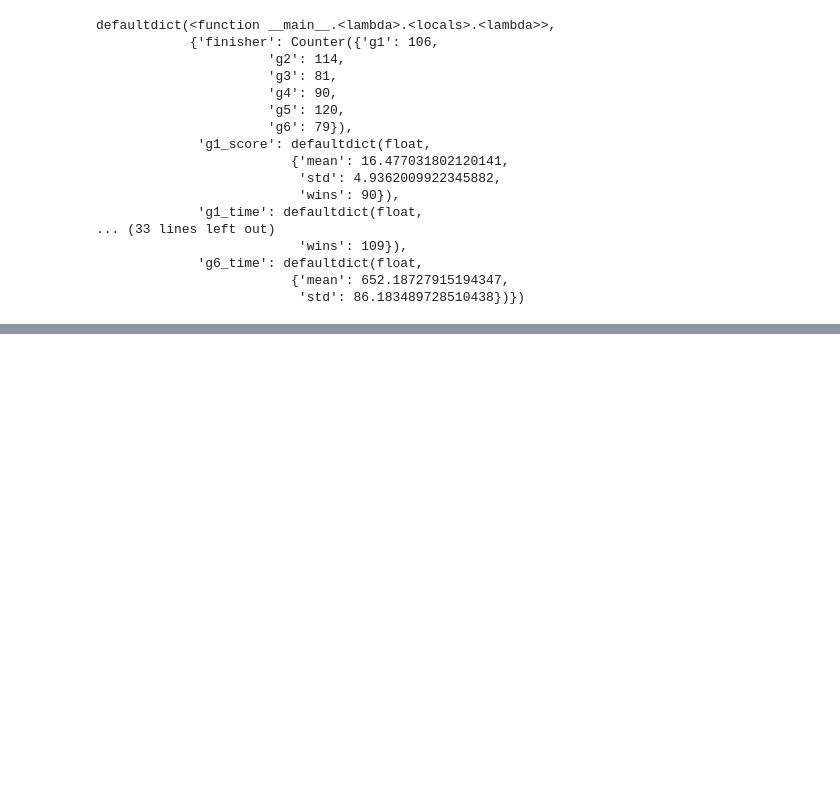
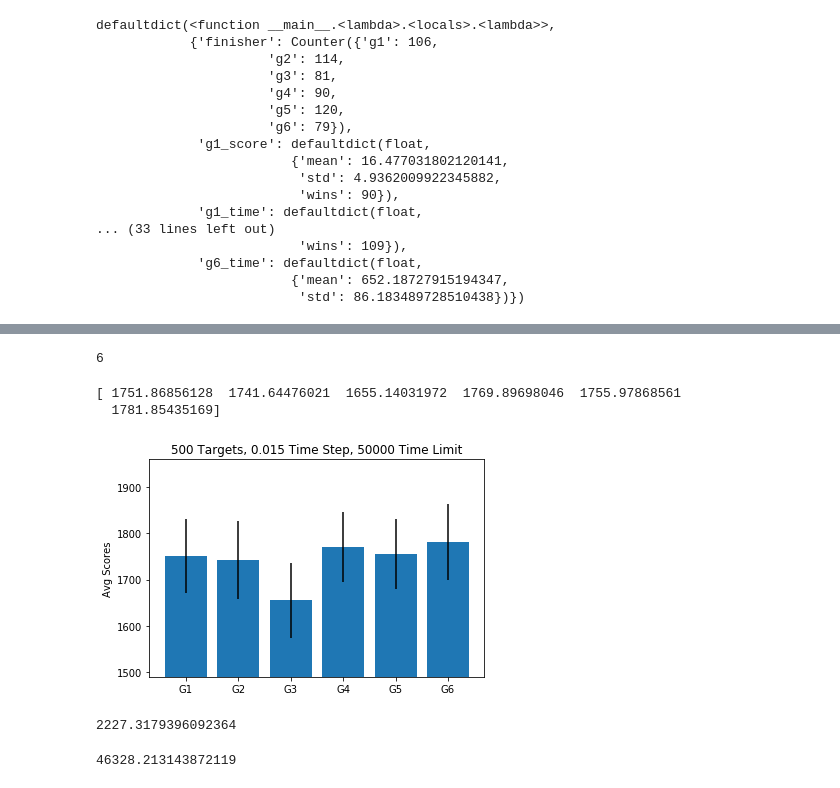
Before and after one commit to sidhiadkoli/TravelingSailsmanGrp6, a Jupyter notebook: resultsAnalysis.ipynb, the cells around one changed output, grey strips where cells are left out. Saved outputs shown, nothing was run; the diff lists cells and outputs as text; code cells hidden in the pictures; blank space fills up the shorter version.

Commit message:
adding changes for final plots

```diff
--- a/resultsAnalysis.ipynb
+++ b/resultsAnalysis.ipynb
@@ -250,7 +250,7 @@ defaultdict(<function __main__.<lambda>.<locals>.<lambda>>,
 
 # plt.show()
 # %%
-def plotConfigScores(configResultsDict, configTitle, savepath):
+def plotConfigScores(configResultsDict, configTitle, savepath, rescaleBool):
     xAxis = ['G1', 'G2', 'G3', 'G4', 'G5', 'G6']
 
 
@@ -270,9 +270,12 @@ def plotConfigScores(configResultsDict, configTitle, savepath):
     plt.ylabel('Avg Scores')
     plt.title(configTitle)
     plt.xticks(x, xAxis)
+#     print(y)
+    if rescaleBool:
+        plt.ylim((np.min(y) - np.min(y)*.15), (np.max(y) + np.max(y)*.15))
     # plt.yticks(np.arange(0, 81, 10))
     # plt.legend((p1[0], p2[0]), ('Men', 'Women'))
 
 #     plt.show()
     plt.savefig(savePath,dpi = 300)
-    return(0)
+    return(np.array(xAxis)[np.argsort(y)][::-1], np.sort(y)[::-1])
@@ -280,9 +292,16 @@ def plotConfigScores(configResultsDict, configTitle, savepath):
 savePaths = 'img/AvgScores'
 configKeys = resultsSummaryDict.keys()
 configTitle = '{} Targets, {} Time Step, {} Time Limit'
-for key in resultsDict.keys():
+rescaleList = [False, False, True, True, True, True, True, True, True]
+for idx, key in enumerate(resultsDict.keys()):
     configResultsDict = resultsSummaryDict[key]
     savePath = 'img/AvgScores_{}.png'.format(key)
-    plotConfigScores(configResultsDict, configTitle.format(*key.split('_')), savePath)
+    playersOrdered, avgScoresOrdered = plotConfigScores(configResultsDict, configTitle.format(*key.split('_')), savePath,
+                    rescaleBool = rescaleList[idx])
+    avgScoresOrdered = avgScoresOrdered.round(decimals = 1)
+    print(configTitle.format(*key.split('_')))
+    print(playersOrdered)
+    print(avgScoresOrdered)
+    print('\n')
     plt.clf()
 # %% [output]
@@ -289,0 +326,20 @@ for key in resultsDict.keys():
+# %%
+idx
+# %% [output]
+6
+# %%
+configResultsDict = resultsSummaryDict[key]
+savePath = 'img/AvgScores_{}.png'.format(key)
+y = plotConfigScores(configResultsDict, configTitle.format(*key.split('_')), savePath)
+# %% [output]
+[ 1751.86856128  1741.64476021  1655.14031972  1769.89698046  1755.97868561
+  1781.85435169]
+[figure, added]
+# %%
+np.max(y) + np.max(y)*.25
+# %% [output]
+2227.3179396092364
+# %%
+(np.max(y) + np.max(y)*25)
+# %% [output]
+46328.213143872119
```
Also changed, not shown: parts of 3 cells of this notebook, 6 other files.
